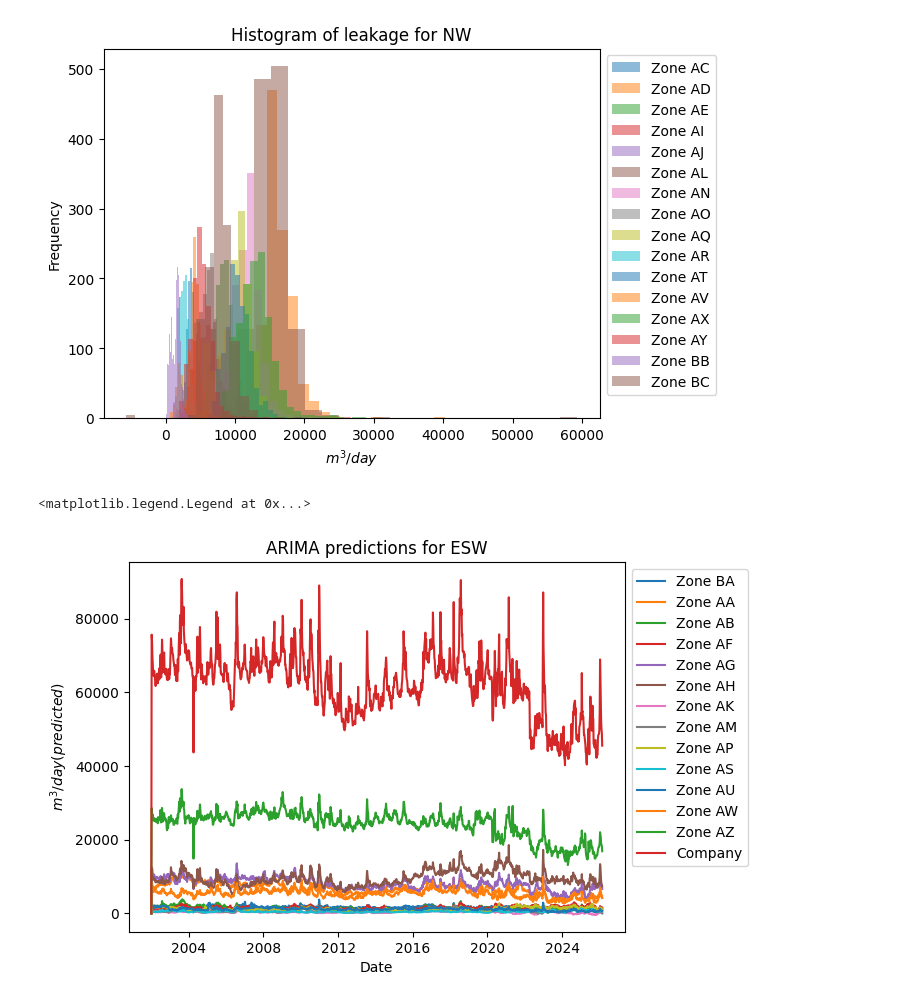
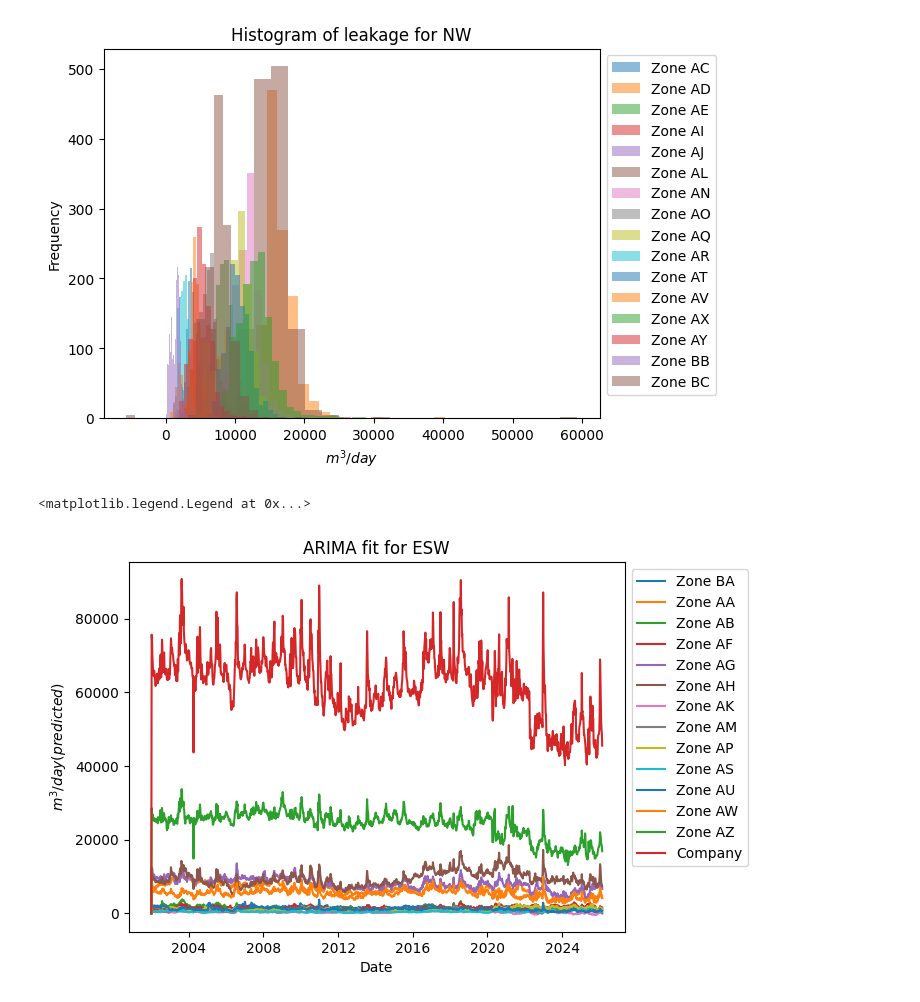
Before and after one commit to J3nF/VKEMS_Water, a Jupyter notebook: notebooks/stat_eda.ipynb, the cells around one changed output. Saved outputs shown, nothing was run; the diff lists cells and outputs as text; code cells hidden in the pictures.

```diff
--- a/notebooks/stat_eda.ipynb
+++ b/notebooks/stat_eda.ipynb
@@ -109,22 +118,22 @@ for name in ["ESW", "NW"]:
 [figure]
 # %%
 # Define an ARIMA model
-arimas = {}
+arima_fits = {}
 for index, row in df["ESW"].iterrows():
     model = ARIMA(row, order=(1, 1, 1))
     model_fit = model.fit()
-    arimas[index] = model_fit
+    arima_fits[index] = model_fit
 # %%
 # Plot the ARIMA predictions for each row
-for index, model_fit in arimas.items():
+for index, model_fit in arima_fits.items():
     predictions = model_fit.predict(start=0, end=len(df["ESW"].columns) - 1)
     plt.plot(df["ESW"].columns, predictions, label=index)
 plt.xlabel("Date")
 plt.ylabel("$m^3/day (predicted)$")
-plt.title("ARIMA predictions for ESW")
+plt.title("ARIMA fit for ESW")
 plt.legend(loc="upper left", bbox_to_anchor=(1, 1))
 # %% [output]
 <matplotlib.legend.Legend at 0x...>
-[figure, old version]
+[figure, new version]
 # %%
 # Plot the ARIMA predictions for each row
```
Also changed, not shown: parts of 3 cells of this notebook, 33 other files.
